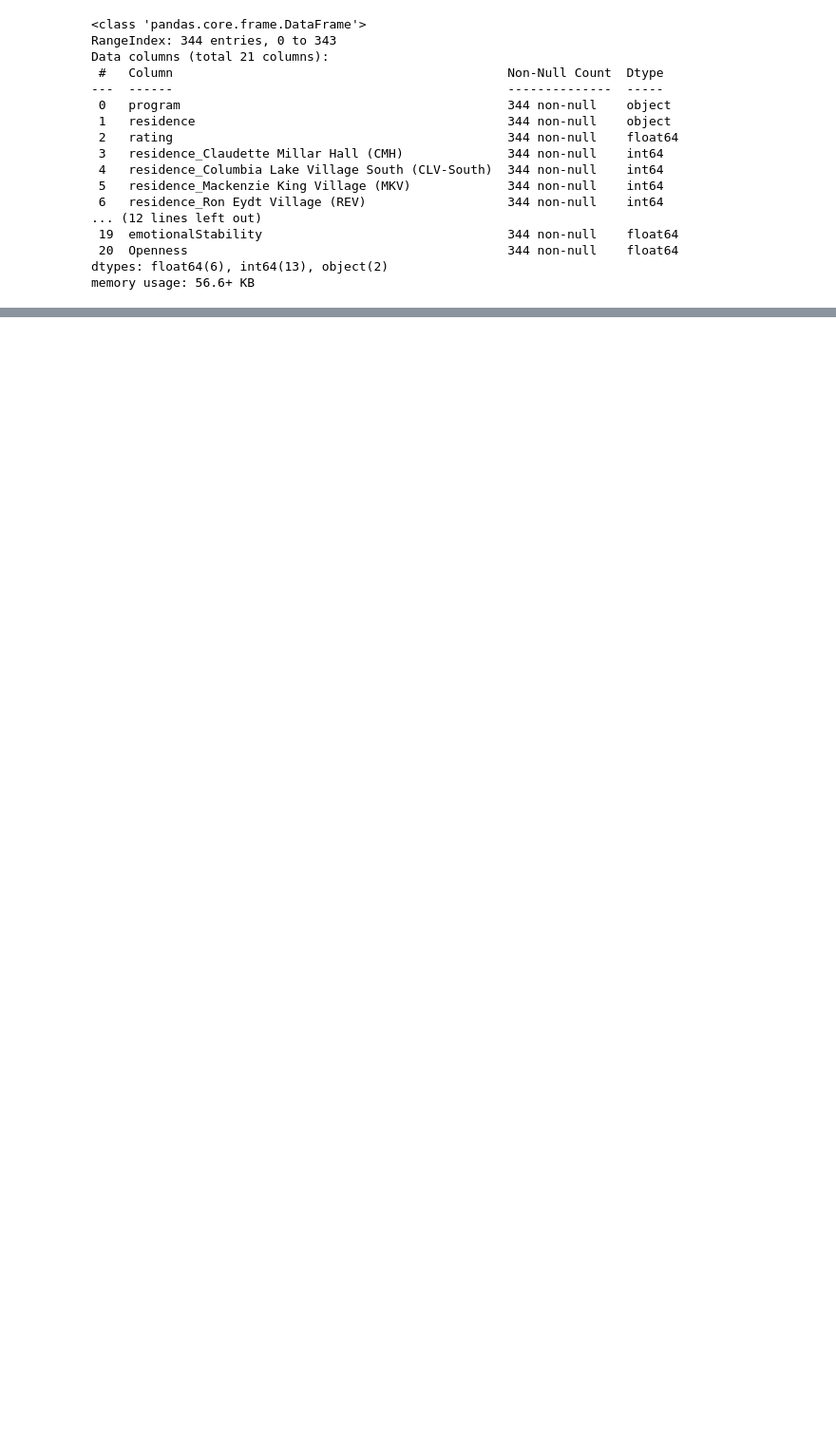
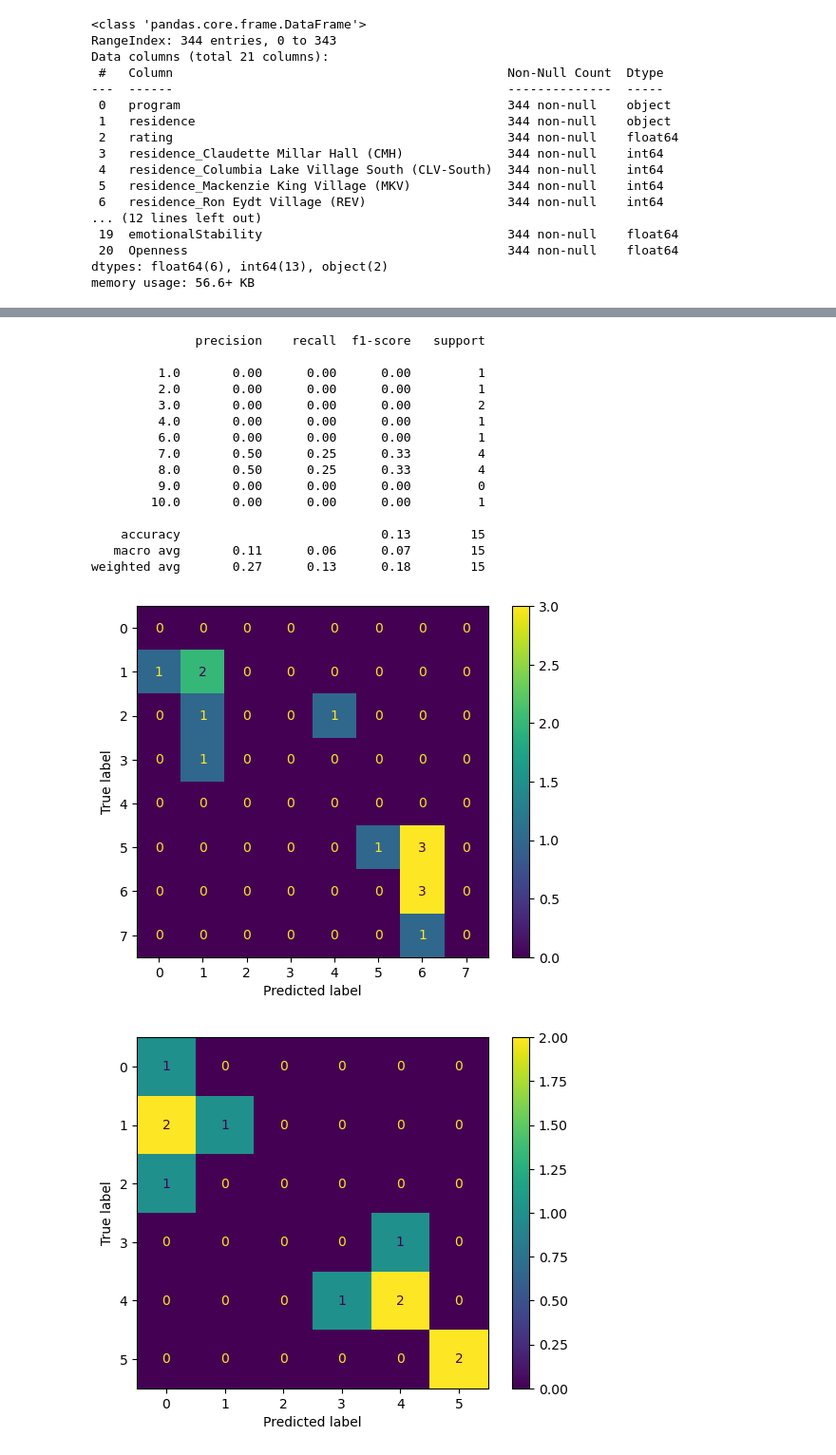
Before and after one commit to snehshah102/Residency_ML, a Jupyter notebook: LogisticRegression.ipynb, the cells around one changed output, grey strips where cells are left out. Shown at 95% size. Drawn from its saved outputs; the diff is of its cells as text; code cells hidden in the pictures; blank space fills up the shorter version.

```diff
--- a/LogisticRegression.ipynb
+++ b/LogisticRegression.ipynb
@@ -4,7 +4,7 @@ import numpy as np
 import matplotlib.pyplot as plt
 import seaborn as sns
 # %%
-data = pd.read_csv('parsedSurveyData.csv')
+data = pd.read_csv('ParsedSurveyData.csv')
 data.info()
 # %% [output]
 <class 'pandas.core.frame.DataFrame'>
@@ -41,5 +26,0 @@ y_test = test['rating']
-# %%
-from sklearn.linear_model import LogisticRegression
-
-model_residence = LogisticRegression(multi_class='ovr', solver='liblinear')
-model_residence.fit(X_train, y_train)
@@ -76,6 +26,0 @@ print(predict)
-# %%
-from sklearn import metrics
-
-matrix = metrics.confusion_matrix(y_test, predict)
-disp = metrics.ConfusionMatrixDisplay(confusion_matrix=matrix)
-disp.plot()
@@ -103,0 +27,43 @@ weighted avg       0.29      0.30      0.29        69
+# %%
+#Get all rows with specific residence
+from sklearn.preprocessing import MinMaxScaler
+from sklearn.model_selection import train_test_split
+from sklearn.linear_model import LogisticRegression
+from sklearn.metrics import mean_squared_error
+from sklearn import metrics
+from sklearn.preprocessing import LabelEncoder
+from sklearn import metrics
+
+
+residence_list = ['residence_Claudette Millar Hall (CMH)',
+                  'residence_Mackenzie King Village (MKV)',
+                  'residence_Ron Eydt Village (REV)',
+                  'residence_UW Place (UWP)',
+                  'residence_Village 1']
+
+MSE_list = []
+MAE_list = []
+
+for residence in residence_list:
+    residence_data = data[data[residence] == 1]
+    X = residence_data[residence_data.columns[9:]]
+    y = residence_data['rating']
+
+
+    #Fit Model
+    X_train, X_test, y_train, y_test = train_test_split(X, y, test_size=0.2, random_state=42)
+
+    model_residence = LogisticRegression(multi_class='multinomial', solver='lbfgs')
+    model_residence.fit(X_train, y_train)
+
+    # Evaluate the model
+    y_pred = model_residence.predict(X_test)
+
+
+
+
+    matrix = metrics.confusion_matrix(y_test, y_pred)
+    disp = metrics.ConfusionMatrixDisplay(confusion_matrix=matrix)
+    disp.plot()
+    print(metrics.classification_report(y_test, y_pred))
+# %% [output]
@@ -103,0 +104,17 @@ weighted avg       0.29      0.30      0.29        69
+              precision    recall  f1-score   support
+
+         1.0       0.00      0.00      0.00         1
+         2.0       0.00      0.00      0.00         1
+         3.0       0.00      0.00      0.00         2
+         4.0       0.00      0.00      0.00         1
+         6.0       0.00      0.00      0.00         1
+         7.0       0.50      0.25      0.33         4
+         8.0       0.50      0.25      0.33         4
+         9.0       0.00      0.00      0.00         0
+        10.0       0.00      0.00      0.00         1
+
+    accuracy                           0.13        15
+   macro avg       0.11      0.06      0.07        15
+weighted avg       0.27      0.13      0.18        15
+[figure, added]
+[figure, added]
```
Also changed, not shown: parts of 7 cells of this notebook, 4 other files.
